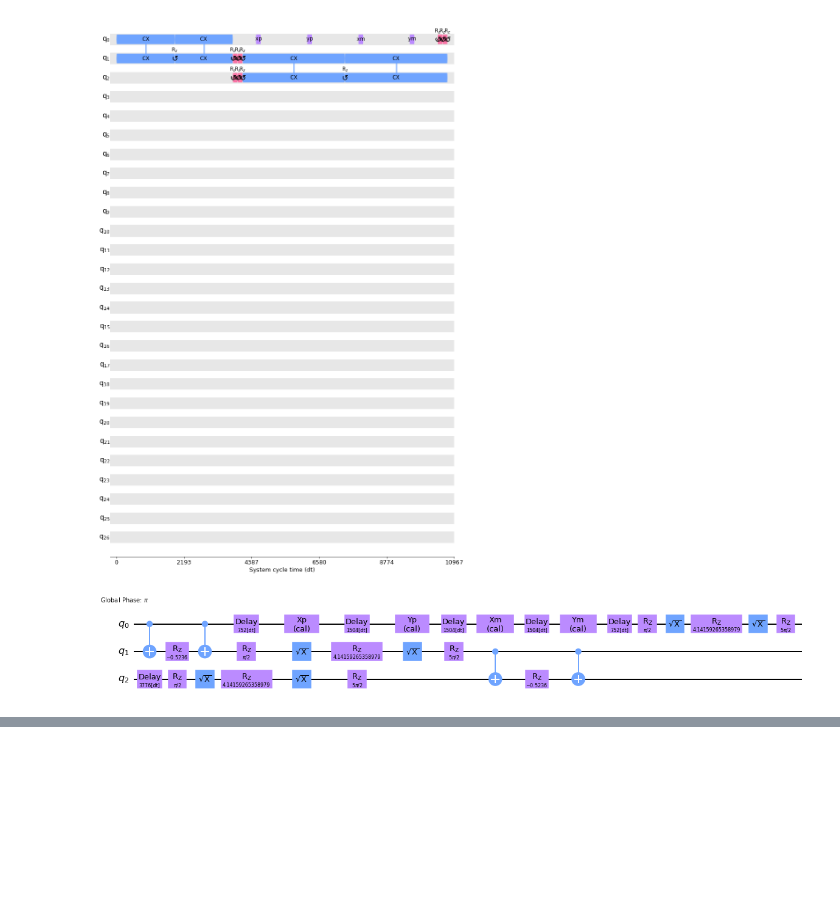
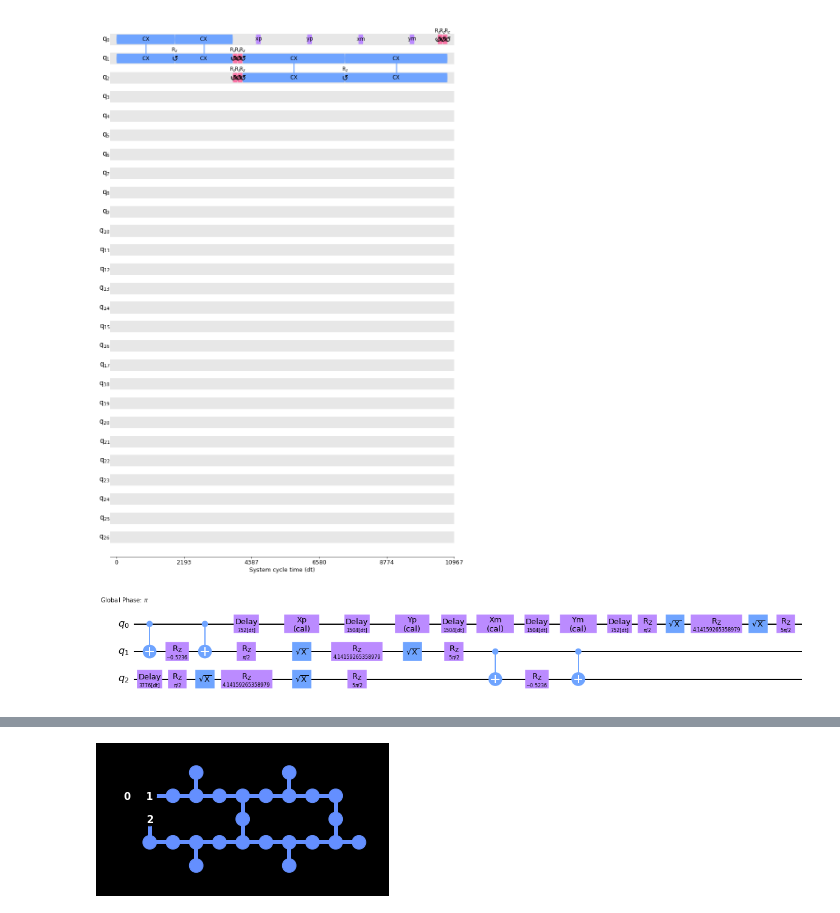
Before and after one commit to qiskit-community/qiskit-research, a Jupyter notebook: docs/dd_example.ipynb, the cells around one changed output, grey strips where cells are left out. Saved outputs shown, nothing was run; the diff lists cells and outputs as text; code cells hidden in the pictures; blank space fills up the shorter version.

```diff
--- a/docs/dd_example.ipynb
+++ b/docs/dd_example.ipynb
@@ -71,0 +99,5 @@ add_dd_calibrations(qc_t, backend, 'XY4pm', sched_method='alap').draw(output='mp
+# %%
+from qiskit.visualization import plot_circuit_layout
+plot_circuit_layout(qc_t, backend)
+# %% [output]
+[figure, added]
```
Also changed, not shown: parts of 3 cells of this notebook, 1 other file.
